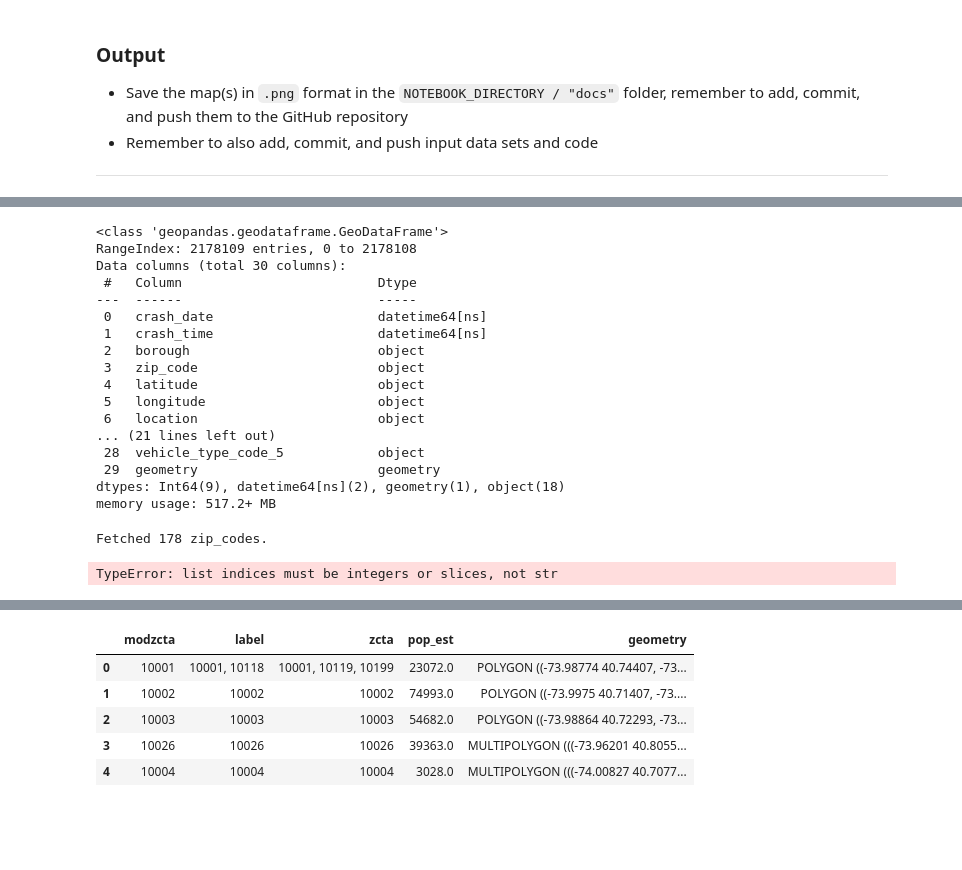
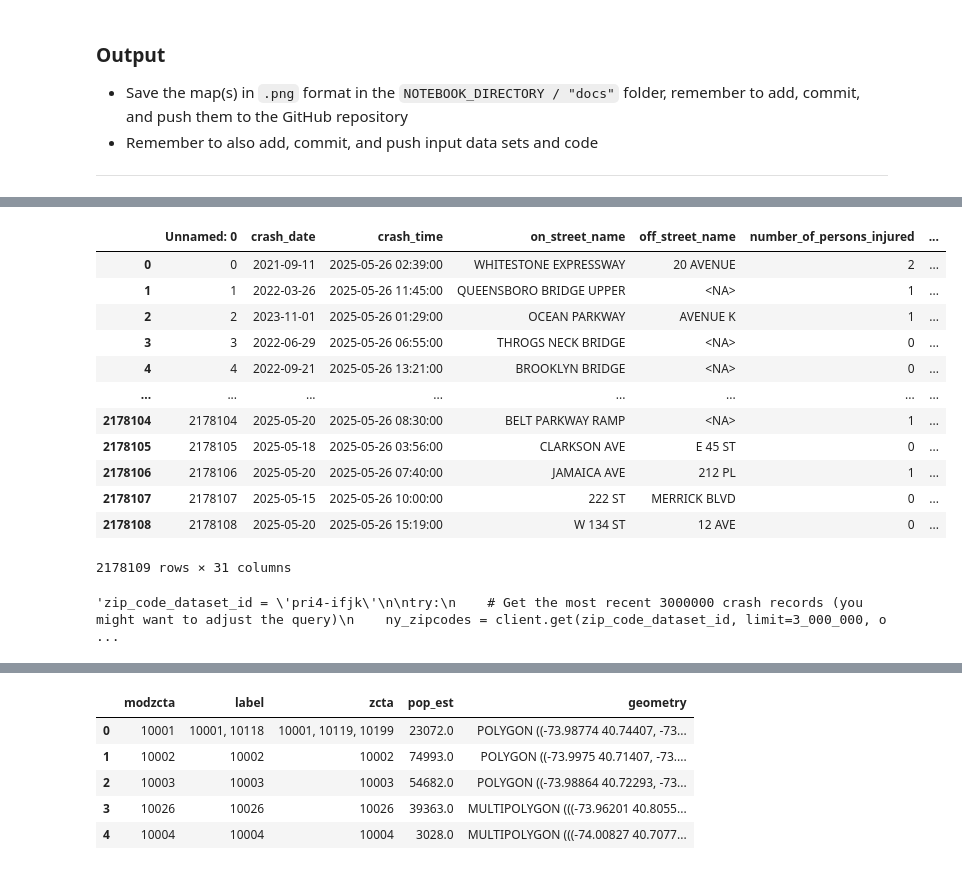
Before and after one commit to rndayizeye/exercise-5, a Jupyter notebook: Exercise-5-problem-1.ipynb, the cells around one changed output, grey strips where cells are left out. Saved outputs shown, nothing was run; the diff lists cells and outputs as text; code cells hidden in the pictures; blank space fills up the shorter version.

```diff
--- a/Exercise-5-problem-1.ipynb
+++ b/Exercise-5-problem-1.ipynb
@@ -45,19 +45,28 @@ OUTPUT_DIRECTORY = NOTEBOOK_PATH / "docs"
 #https://data.cityofnewyork.us/Public-Safety/Motor-Vehicle-Collisions-Crashes/h9gi-nx95/about_data
 import datetime
 from sodapy import Socrata
-client = Socrata("data.cityofnewyork.us",None)
+import pandas as pd
+import geopandas as gpd
+import pyarrow as pa
+import os
+client = Socrata("data.cityofnewyork.us",None, timeout=1000)
 dataset_id = "h9gi-nx95"
 
-try:
-    # Get the most recent 3000000 crash records (you might want to adjust the query)
-    results = client.get(dataset_id, limit=3_000_000, order='crash_date DESC')
+if os.path.exists(DATA_DIRECTORY/"last_crash_update.txt"):
+    df = pd.read_csv(DATA_DIRECTORY/'nyc_crash_data/nyc_crashes_2025-05-25.csv', dtype_backend= 'pyarrow')
+else:
+    try:
+        # Get the most recent 3000000 crash records (you might want to adjust the query)
+        results = client.get(dataset_id, limit=3_000_000, order='crash_date DESC')
 
-    print(f"Fetched {len(results)} recent crash records.")
-    # Process your results here
-    # for item in results:
-    #     print(item['crash_date'], item.get('latitude'), item.get('longitude'))
+        print(f"Fetched {len(results)} recent crash records.")
+        # Process your results here save under "last_crash_update.txt"
+        df = pd.DataFrame(results, dtype_backend= 'pyarrow')
 
-except Exception as e:
-    print(f"An error occurred: {e}")
+        df.to_csv(DATA_DIRECTORY/"last_crash_update.txt")
+
+
+    except Exception as e:
+        print(f"An error occurred: {e}")
 # %% [output]
 WARNING:root:Requests made without an app_token will be subject to strict throttling limits.
@@ -65,9 +73,2 @@ Fetched 2178109 recent crash records.
 # %%
 # ADD YOUR OWN CODE HERE
-# %%
-import pandas as pd
-import geopandas as gpd
-df = pd.DataFrame(
-    results
-)
-df.head()
@@ -113,53 +108,50 @@ nyc_crashes.columns.to_list()
 # %%
 columns_dtypes= {
     'crash_date':'datetime64[ns]',
  'crash_time':'datetime64[ns]',
     'number_of_persons_injured':'Int64',
  'number_of_persons_killed':'Int64',
  'number_of_pedestrians_injured':'Int64',
  'number_of_pedestrians_killed':'Int64',
  'number_of_cyclist_injured':'Int64',
  'number_of_cyclist_killed':'Int64',
  'number_of_motorist_injured':'Int64',
  'number_of_motorist_killed':'Int64',
     'collision_id':'Int64'
 }
 
 
 #cleaning data type functions
 def data_type_cleaner(dataframe,columns_dtype_dict):
     """function takes a dataframe or geodataframe along with a dictionary of columns
     in the dataframe and their corresponding datatypes, and returns the same
     dataframe with updated datatypes.
     """
     for key,value in columns_dtype_dict.items():
         dataframe[key] = dataframe[key].astype(value)
     return dataframe
 
-data_type_cleaner(nyc_crashes,columns_dtypes)
-nyc_crashes.info()
+data_type_cleaner(nyc_crashes,
+{'crash_date':'datetime64[ns]',
+ 'crash_time':'datetime64[ns]'})
 # %% [output]
+|  | Unnamed: 0 | crash_date | crash_time | on_street_name | off_street_name | number_of_persons_injured | ... |
+| 0 | 0 | 2021-09-11 | 2025-05-26 02:39:00 | WHITESTONE EXPRESSWAY | 20 AVENUE | 2 | ... |
+| 1 | 1 | 2022-03-26 | 2025-05-26 11:45:00 | QUEENSBORO BRIDGE UPPER | <NA> | 1 | ... |
+| 2 | 2 | 2023-11-01 | 2025-05-26 01:29:00 | OCEAN PARKWAY | AVENUE K | 1 | ... |
+| 3 | 3 | 2022-06-29 | 2025-05-26 06:55:00 | THROGS NECK BRIDGE | <NA> | 0 | ... |
+| 4 | 4 | 2022-09-21 | 2025-05-26 13:21:00 | BROOKLYN BRIDGE | <NA> | 0 | ... |
+| ... | ... | ... | ... | ... | ... | ... | ... |
+| 2178104 | 2178104 | 2025-05-20 | 2025-05-26 08:30:00 | BELT PARKWAY RAMP | <NA> | 1 | ... |
+| 2178105 | 2178105 | 2025-05-18 | 2025-05-26 03:56:00 | CLARKSON AVE | E 45 ST | 0 | ... |
+| 2178106 | 2178106 | 2025-05-20 | 2025-05-26 07:40:00 | JAMAICA AVE | 212 PL | 1 | ... |
+| 2178107 | 2178107 | 2025-05-15 | 2025-05-26 10:00:00 | 222 ST | MERRICK BLVD | 0 | ... |
+| 2178108 | 2178108 | 2025-05-20 | 2025-05-26 15:19:00 | W 134 ST | 12 AVE | 0 | ... |
-<class 'geopandas.geodataframe.GeoDataFrame'>
-RangeIndex: 2178109 entries, 0 to 2178108
-Data columns (total 30 columns):
- #   Column                         Dtype
----  ------                         -----
- 0   crash_date                     datetime64[ns]
- 1   crash_time                     datetime64[ns]
- 2   borough                        object
- 3   zip_code                       object
- 4   latitude                       object
- 5   longitude                      object
- 6   location                       object
-... (21 lines left out)
- 28  vehicle_type_code_5            object
- 29  geometry                       geometry
-dtypes: Int64(9), datetime64[ns](2), geometry(1), object(18)
-memory usage: 517.2+ MB
+2178109 rows × 31 columns
 # %%
 #geocode zipcodes
 import geopy.geocoders
-zip_code_dataset_id = 'pri4-ifjk'
+"""zip_code_dataset_id = 'pri4-ifjk'
 
 try:
     # Get the most recent 3000000 crash records (you might want to adjust the query)
@@ -169,7 +161,8 @@ try:
 
 
 except Exception as e:
-    print(f"An error occurred: {e}")
+    print(f"An error occurred: {e}")"""
+
+ #geocoding was not efficient. Downloading a shape file with of zipcode and spatial join seems to be the best option.
 # %% [output]
-Fetched 178 zip_codes.
+'zip_code_dataset_id = \'pri4-ifjk\'\n\ntry:\n    # Get the most recent 3000000 crash records (you might want to adjust the query)\n    ny_zipcodes = client.get(zip_code_dataset_id, limit=3_000_000, o ...
-TypeError: list indices must be integers or slices, not str
```
Also changed, not shown: parts of 24 cells of this notebook.
